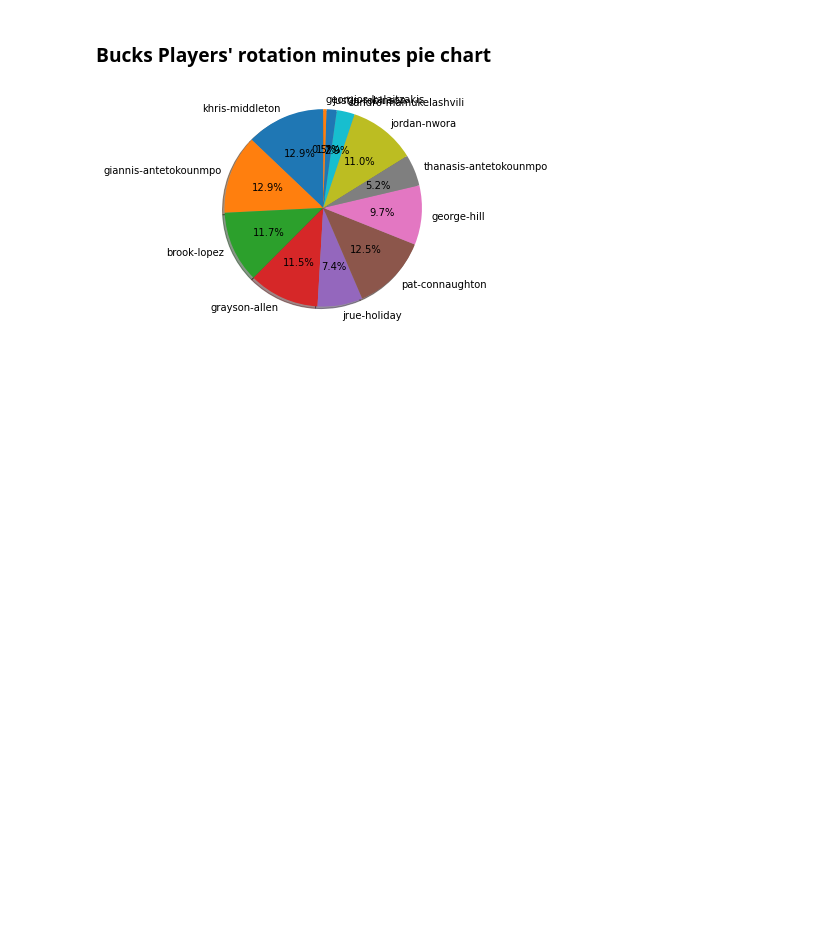
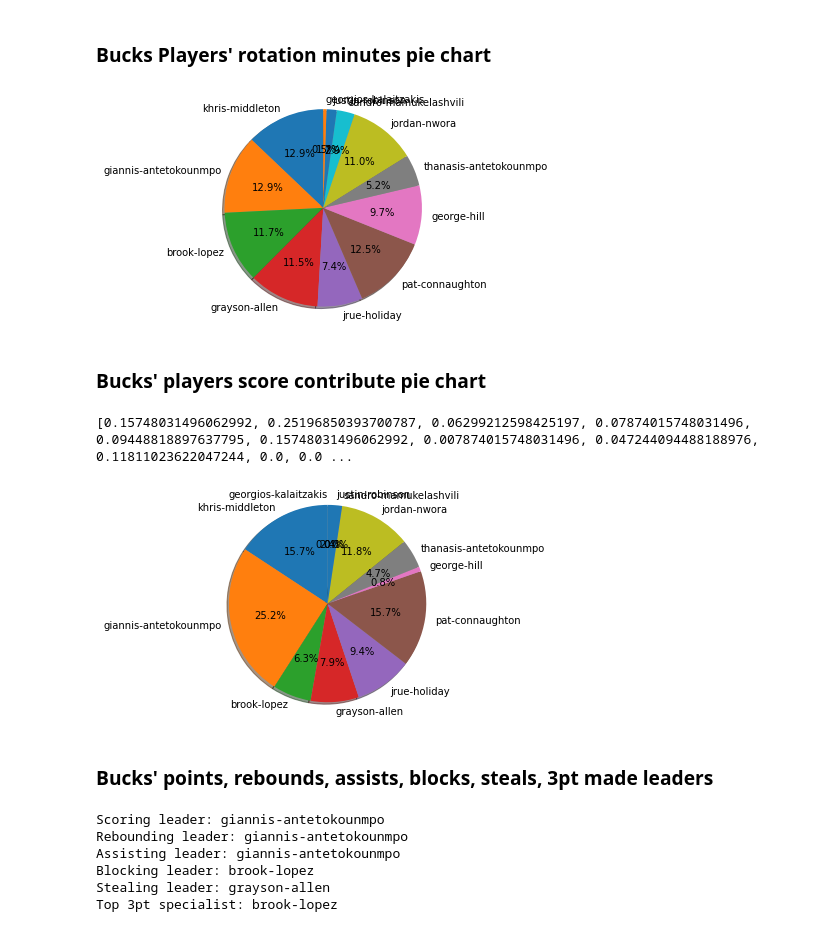
Before and after one commit to mateuszlesko/NBA_data_gain_-_analysis, a Jupyter notebook: analysis/bucks-nets.ipynb, the cells around one changed output. Saved outputs shown, nothing was run; the diff lists cells and outputs as text; code cells hidden in the pictures; blank space fills up the shorter version.

Commit message:
bucks vs nets game analysis

```diff
--- a/analysis/bucks-nets.ipynb
+++ b/analysis/bucks-nets.ipynb
@@ -39,3 +37,58 @@ ax1.axis('equal')
 plt.show()
 # %% [output]
 [figure]
+# %% [markdown]
+### Bucks' players score contribute pie chart
+# %%
+TOTAL_SCORE = int(match_stats["homeTeam"]["score"])
+
+scoring_contributes = [ calculate_player_usage(buck["statistics"]["points"],TOTAL_SCORE) for buck in bucks_indvidual_stats]
+print(scoring_contributes)
+
+import matplotlib.pyplot as plt
+
+fig1, ax1 = plt.subplots()
+ax1.pie(scoring_contributes,labels=labels,shadow=True,startangle=90,autopct='%1.1f%%')
+ax1.axis('equal')
+plt.show()
+# %% [output]
+[0.15748031496062992, 0.25196850393700787, 0.06299212598425197, 0.07874015748031496, 0.09448818897637795, 0.15748031496062992, 0.007874015748031496, 0.047244094488188976, 0.11811023622047244, 0.0, 0.0 ...
+[figure, added]
+# %% [markdown]
+### Bucks' points, rebounds, assists, blocks, steals, 3pt made leaders
+# %%
+players_score_dict = {}
+players_rebounds_dict = {}
+players_assists_dict = {}
+players_blocks_dict = {}
+players_steals_dict = {}
+players_3pt_made_dict = {}
+for player in bucks_indvidual_stats:
+    players_score_dict["{}".format(player["playerSlug"])] = player["statistics"]["points"]
+    players_rebounds_dict["{}".format(player["playerSlug"])] = player["statistics"]["reboundsTotal"]
+    players_assists_dict["{}".format(player["playerSlug"])] = player["statistics"]["assists"]
+    players_blocks_dict["{}".format(player["playerSlug"])] = player["statistics"]["blocks"]
+    players_steals_dict["{}".format(player["playerSlug"])] = player["statistics"]["steals"]
+    players_3pt_made_dict["{}".format(player["playerSlug"])] = player["statistics"]["threePointersPercentage"]
+
+
+
+score_leader = max(players_score_dict,key=players_score_dict.get)
+rebounds_leader = max(players_rebounds_dict,key=players_rebounds_dict.get)
+assists_leader = max(players_assists_dict,key=players_assists_dict.get)
+blocks_leader = max(players_blocks_dict,key=players_blocks_dict.get)
+steals_leader = max(players_steals_dict,key=players_steals_dict.get)
+leader_3pt =  max(players_3pt_made_dict,key=players_3pt_made_dict.get)
+print("Scoring leader:",score_leader)
+print("Rebounding leader:",rebounds_leader)
+print("Assisting leader:",assists_leader)
+print("Blocking leader:",blocks_leader)
+print("Stealing leader:",steals_leader)
+print("Top 3pt specialist:",leader_3pt)
+# %% [output]
+Scoring leader: giannis-antetokounmpo
+Rebounding leader: giannis-antetokounmpo
+Assisting leader: giannis-antetokounmpo
+Blocking leader: brook-lopez
+Stealing leader: grayson-allen
+Top 3pt specialist: brook-lopez
```
Also changed, not shown: parts of 1 cell of this notebook.
